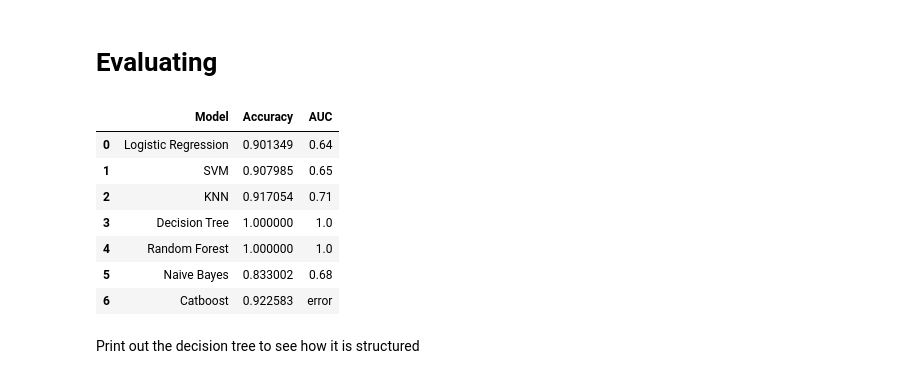
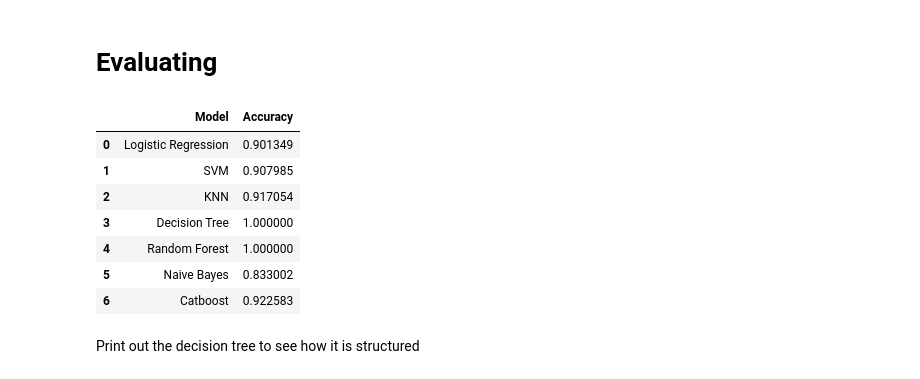
Before and after one commit to GemsLoveNLP/EDA, a Jupyter notebook: FinalModel.ipynb, the cells around one changed output. Saved outputs shown, nothing was run; the diff lists cells and outputs as text; code cells hidden in the pictures.

Commit message:
catboost fix?

```diff
--- a/FinalModel.ipynb
+++ b/FinalModel.ipynb
@@ -237,0 +284,27 @@ def count_bin(col,x,y,z):
+# %%
+train['balance_group'] = ''
+for index, row in train.iterrows():
+    if row['balance'] < -10000:
+        train.at[index, 'balance_group'] = '< -10000'
+    elif row['balance'] < 0:
+        train.at[index, 'balance_group'] = '-10000 to 0'
+    elif row['balance'] < 10000:
+        train.at[index, 'balance_group'] = '0 to 10000'
+    elif row['balance'] < 20000:
+        train.at[index, 'balance_group'] = '10000 to 20000'
+    elif row['balance'] < 30000:
+        train.at[index, 'balance_group'] = '20000 to 30000'
+    elif row['balance'] < 40000:
+        train.at[index, 'balance_group'] = '30000 to 40000'
+    elif row['balance'] < 50000:
+        train.at[index, 'balance_group'] = '40000 to 50000'
+    elif row['balance'] < 60000:
+        train.at[index, 'balance_group'] = '50000 to 60000'
+    elif row['balance'] < 70000:
+        train.at[index, 'balance_group'] = '60000 to 70000'
+    elif row['balance'] < 80000:
+        train.at[index, 'balance_group'] = '70000 to 80000'
+    else:
+        train.at[index, 'balance_group'] = '> 80000'
+
+# Print the first few rows of the dataframe to verify the new column
@@ -674,17 +755,17 @@ model_list.append('Catboost')
 # Evaluating
 # %%
 # Accuracy and AUC
-result_df = pd.DataFrame({'Model':model_list, 'Accuracy': acc_list, 'AUC': auc_list})
+result_df = pd.DataFrame({'Model':model_list, 'Accuracy': acc_list})
 result_df
 # %% [output]
-|  | Model | Accuracy | AUC |
-| 0 | Logistic Regression | 0.901349 | 0.64 |
-| 1 | SVM | 0.907985 | 0.65 |
-| 2 | KNN | 0.917054 | 0.71 |
-| 3 | Decision Tree | 1.000000 | 1.0 |
-| 4 | Random Forest | 1.000000 | 1.0 |
-| 5 | Naive Bayes | 0.833002 | 0.68 |
-| 6 | Catboost | 0.922583 | error |
+|  | Model | Accuracy |
+| 0 | Logistic Regression | 0.901349 |
+| 1 | SVM | 0.907985 |
+| 2 | KNN | 0.917054 |
+| 3 | Decision Tree | 1.000000 |
+| 4 | Random Forest | 1.000000 |
+| 5 | Naive Bayes | 0.833002 |
+| 6 | Catboost | 0.922583 |
 # %%
 from sklearn import tree
 # %% [markdown]
```
Also changed, not shown: parts of 13 cells of this notebook.
